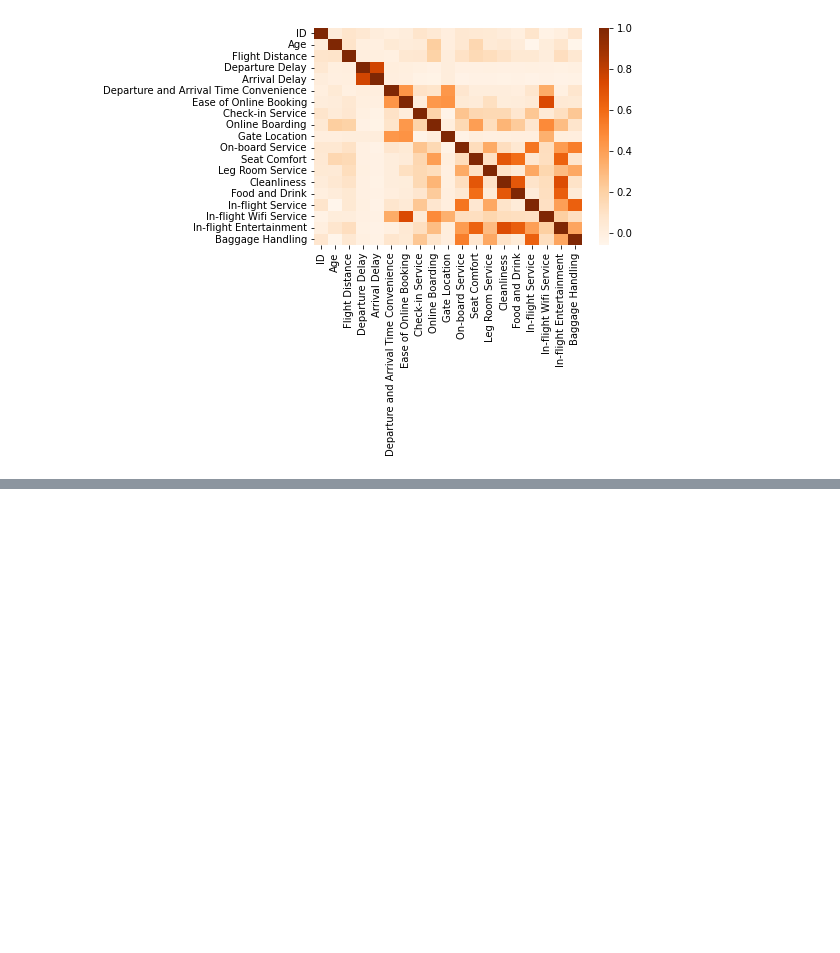
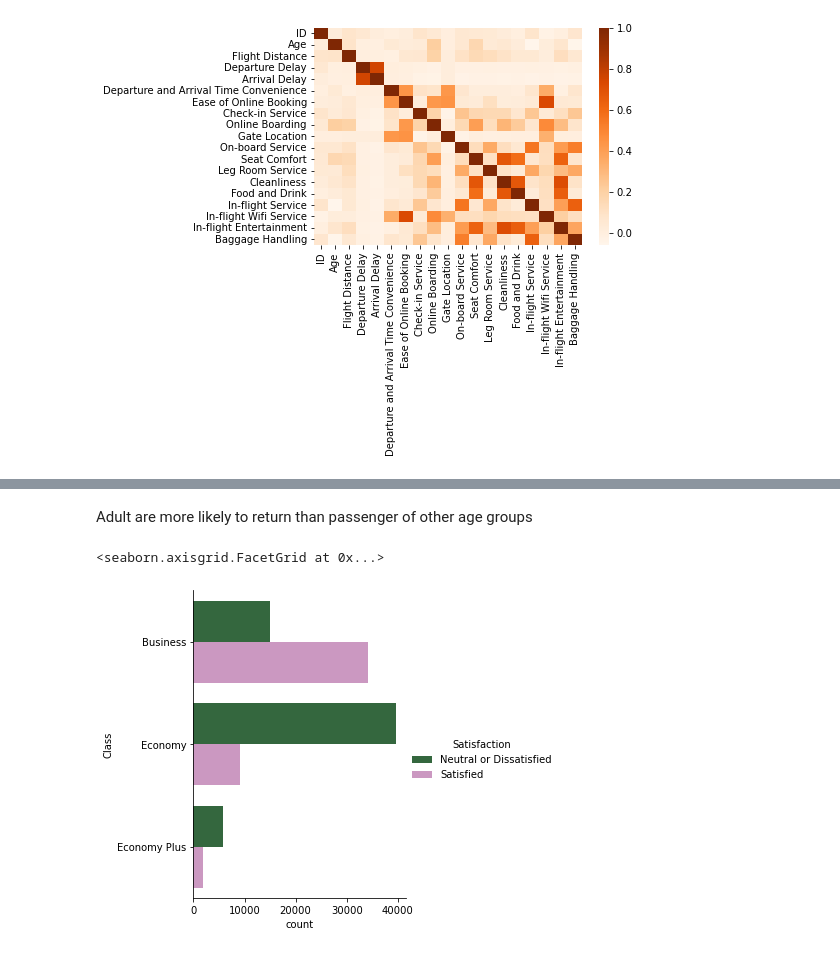
Before and after one commit to sirjanashrestha/Airlines_Passenger_Satisfaction, a Jupyter notebook: Airlines_Passenger.ipynb, the cells around one changed output, grey strips where cells are left out. Cells and saved outputs as stored; diff of their text form; code cells hidden in the pictures; blank space fills up the shorter version.

```diff
--- a/Airlines_Passenger.ipynb
+++ b/Airlines_Passenger.ipynb
@@ -246,0 +290,10 @@ sns.heatmap(df.corr(), cmap="Oranges")
+# %% [markdown]
+Adult are more likely to return than passenger of other age groups
+# %%
+# Passenger satisfaction based on class
+sns.catplot(y="Class", hue="Satisfaction", kind="count",
+            palette="cubehelix",
+            data=df)
+# %% [output]
+<seaborn.axisgrid.FacetGrid at 0x...>
+[figure, added]
```
Also changed, not shown: parts of 21 cells of this notebook.
